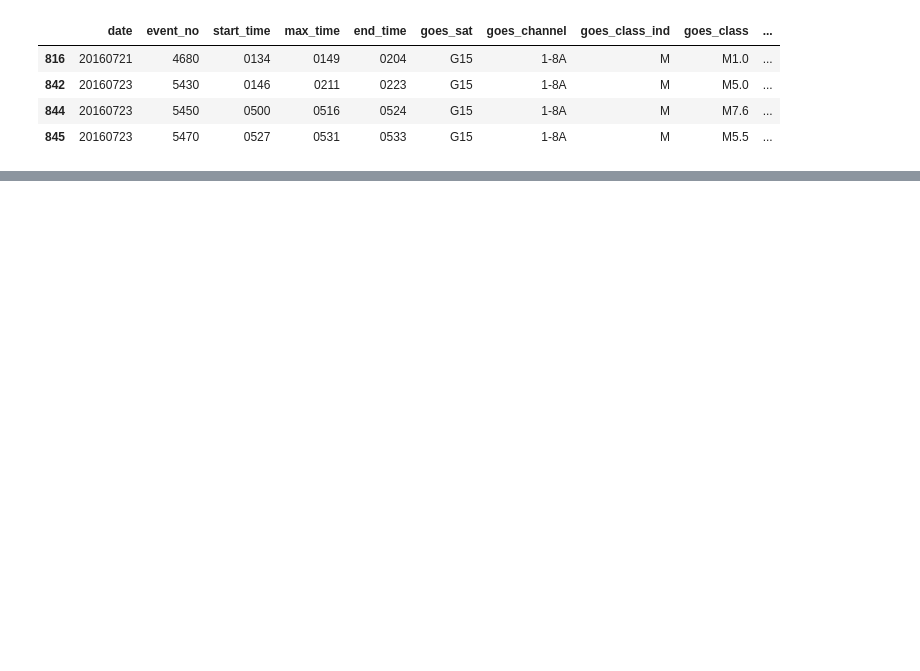
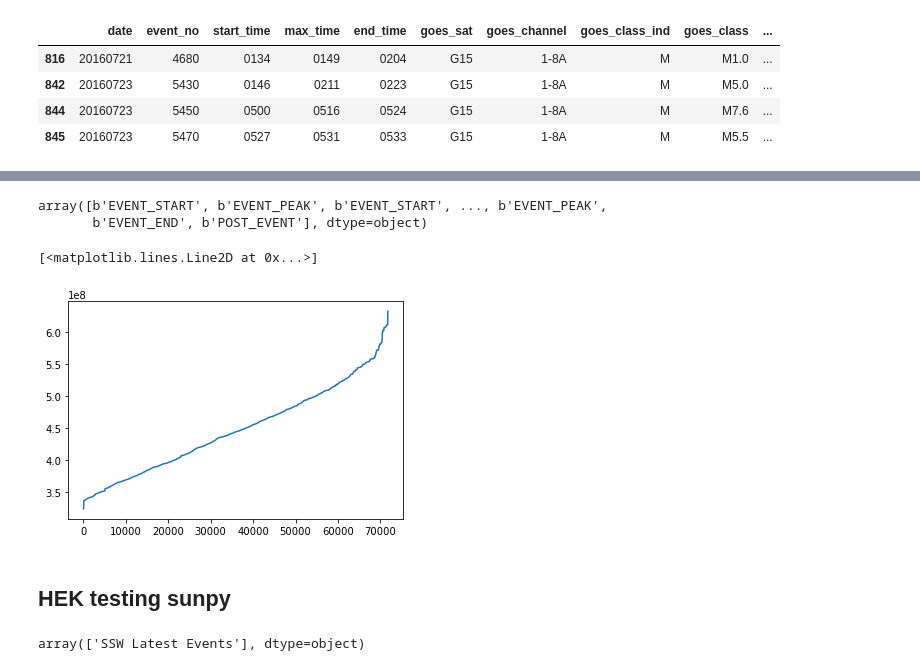
Before and after one commit to hayesla/flare_forecast_proj, a Jupyter notebook: goes_flare_list/comparing_flare_lists.ipynb, the cells around one changed output, grey strips where cells are left out. Drawn from its saved outputs; the diff is of its cells as text; code cells hidden in the pictures; blank space fills up the shorter version.

```diff
--- a/goes_flare_list/comparing_flare_lists.ipynb
+++ b/goes_flare_list/comparing_flare_lists.ipynb
@@ -108,0 +203,2 @@ swpc_test_m.iloc[7:11]
+# %%
+test = h5netcdf.File("sci_xrsf-l2-flsum_g15_s20100331_e20200304_v1-0-0.nc")
@@ -108,0 +241,12 @@ swpc_test_m.iloc[7:11]
+# %%
+np.array(test["status"])
+# %% [output]
+array([b'EVENT_START', b'EVENT_PEAK', b'EVENT_START', ..., b'EVENT_PEAK',
+       b'EVENT_END', b'POST_EVENT'], dtype=object)
+# %%
+plt.plot(np.array(test["time"]))
+# %% [output]
+[<matplotlib.lines.Line2D at 0x...>]
+[figure, added]
+# %% [markdown]
+## HEK testing sunpy
@@ -108,0 +260,4 @@ swpc_test_m.iloc[7:11]
+# %%
+res2["frm_name"].unique()
+# %% [output]
+array(['SSW Latest Events'], dtype=object)
```
Also changed, not shown: parts of 37 cells of this notebook, 5 other files.
